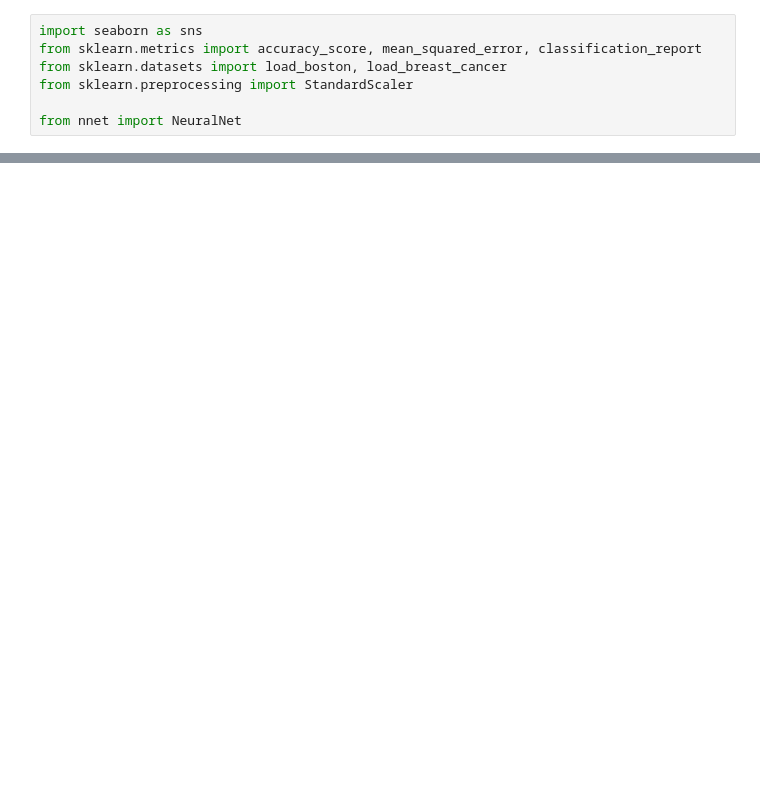
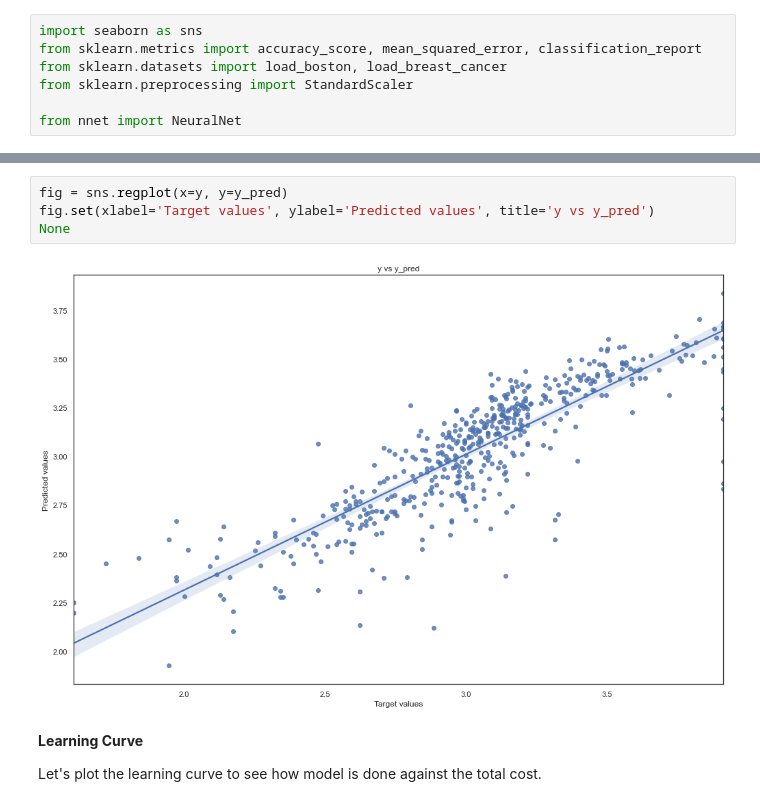
Before and after one commit to devrimcavusoglu/learning_internal_representations, a Jupyter notebook: example_datasets.ipynb, the cells around one changed output, grey strips where cells are left out. Drawn from its saved outputs; the diff is of its cells as text; blank space fills up the shorter version.

```diff
--- a/example_datasets.ipynb
+++ b/example_datasets.ipynb
@@ -123,2 +170,12 @@ sns.regplot(x=np.log(y).ravel(), y=y_pred.ravel())
+# %%
+fig = sns.regplot(x=y, y=y_pred)
+fig.set(xlabel='Target values', ylabel='Predicted values', title='y vs y_pred')
+None
+# %% [output]
+[figure, added]
+# %% [markdown]
+**Learning Curve**
+
+Let's plot the learning curve to see how model is done against the total cost.
 # %%
 costs = model.history['costs']
```
Also changed, not shown: parts of 11 cells of this notebook, 2 other files.
